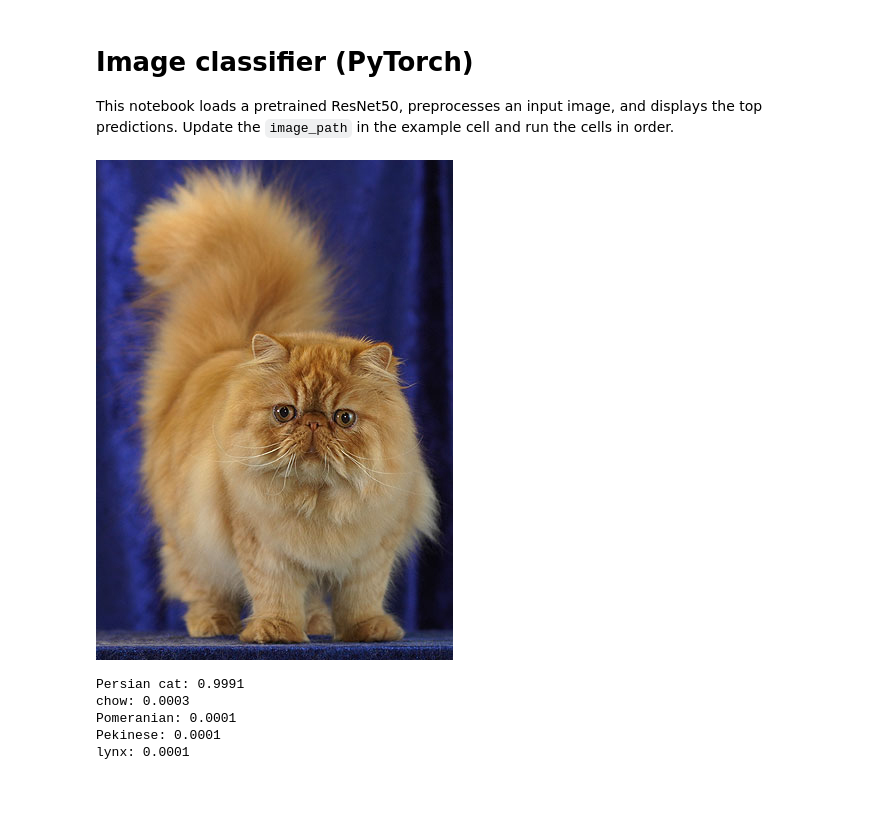
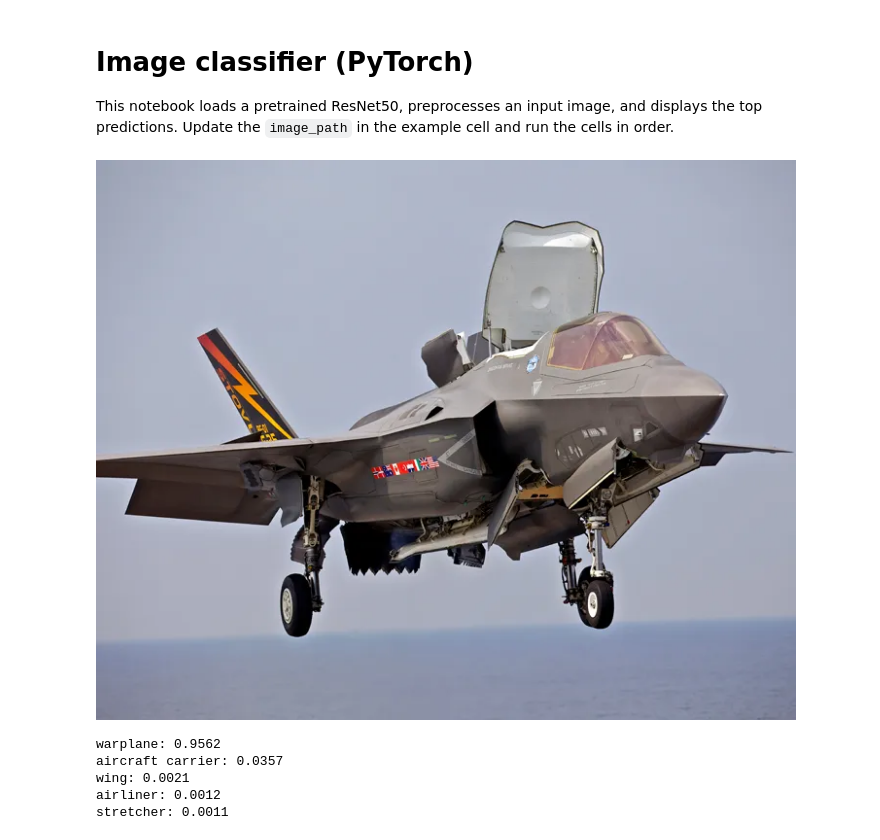
Before and after one commit to anikalmighty/repository, a Jupyter notebook: image_classifier/classify_image_notebook.ipynb, the cells around one changed output. Cells and saved outputs as stored; diff of their text form; code cells hidden in the pictures; blank space fills up the shorter version.

Commit message:
Added new image path for image classifier

```diff
--- a/image_classifier/classify_image_notebook.ipynb
+++ b/image_classifier/classify_image_notebook.ipynb
@@ -52,22 +52,23 @@ def predict(image_path, topk=5, use_cuda=False):
 # %%
 # Example: set `image_path` to a local image and run this cell
 # image_path = 'C:\\Users\\Aniket Ghoshal\\Downloads\\photo-1552728089-57bdde30beb3.avif'  # <- update this path
-image_path = 'C:\\Users\\Aniket Ghoshal\\Downloads\\Persialainen.jpg'
+# image_path = 'C:\\Users\\Aniket Ghoshal\\Downloads\\Persialainen.jpg'
+image_path = 'C:\\Users\\Aniket Ghoshal\\Downloads\\f35-jsf-1.webp'
 
 # Display image (if available)
 if Path(image_path).exists():
     display(Image.open(image_path))
 else:
     print('Image not found at', image_path)
 
 # Run prediction (set use_cuda=True to attempt GPU)
 results = predict(image_path, topk=5, use_cuda=False)
 for label, prob in results:
     print(f'{label}: {prob:.4f}')
 # %% [output]
-[figure, old version]
+[figure, new version]
-Persian cat: 0.9991
-chow: 0.0003
-Pomeranian: 0.0001
-Pekinese: 0.0001
-lynx: 0.0001
+warplane: 0.9562
+aircraft carrier: 0.0357
+wing: 0.0021
+airliner: 0.0012
+stretcher: 0.0011
```
